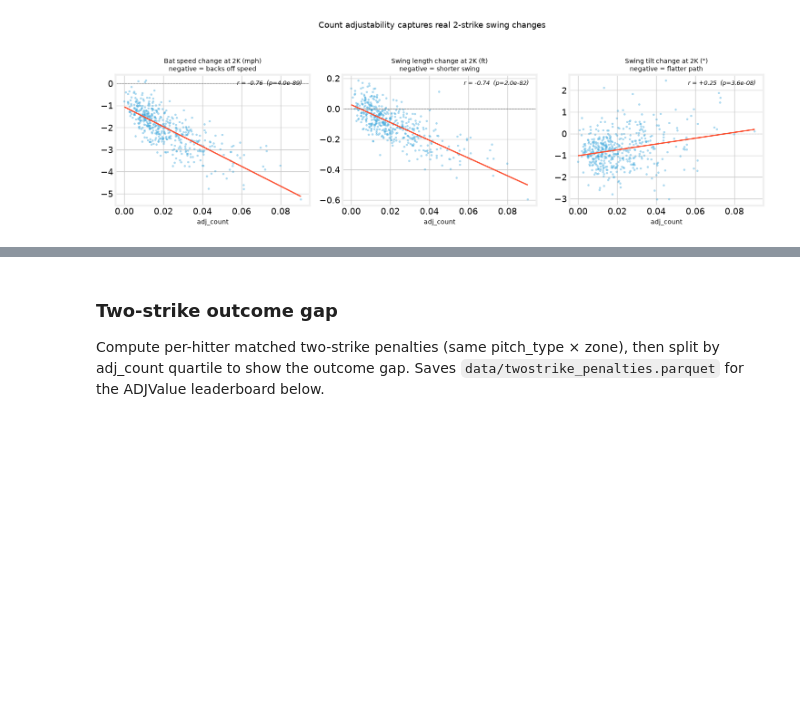
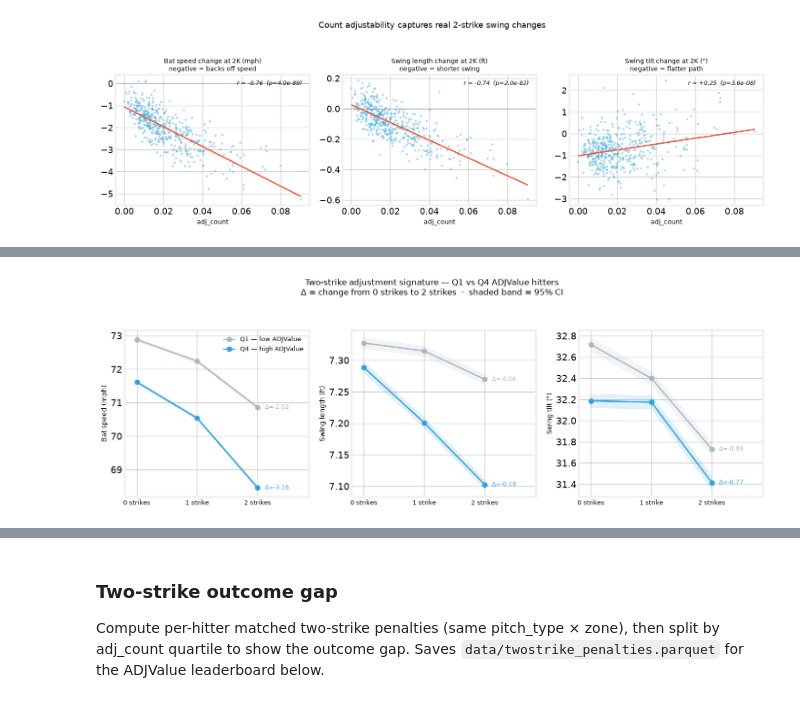
Before and after one commit to theoauyeung/swing_repetoire, a Jupyter notebook: src/adjustability_results.ipynb, the cells around one changed output, grey strips where cells are left out. Drawn from its saved outputs; the diff is of its cells as text; code cells hidden in the pictures; blank space fills up the shorter version.

```diff
--- a/src/adjustability_results.ipynb
+++ b/src/adjustability_results.ipynb
@@ -390,0 +391,90 @@ with plt.style.context(FT):
+# %%
+# Two-strike adjustment signature: mean dial values at 0/1/2 strikes for Q1 vs Q4 ADJValue hitters.
+# ADJValue = z-score composite of two-strike whiff + run value resilience (outcome, not mechanical metric).
+# Splitting by outcome answers: what do hitters who survive two-strike counts actually do differently?
+import sys, numpy as np, matplotlib.pyplot as plt
+sys.path.insert(0, str(ROOT / 'src'))
+import db
+
+con_sig = db.connect('swings')
+sig_df = con_sig.sql("""
+    SELECT batter_id, batter_stand, strikes,
+           bat_speed, swing_length, swing_path_tilt
+    FROM swings
+    WHERE game_year IN (2024, 2025)
+      AND bat_speed IS NOT NULL AND swing_length IS NOT NULL AND swing_path_tilt IS NOT NULL
+""").df()
+con_sig.close()
+
+# ADJValue: z-score composite of 2-strike whiff resilience + run value resilience
+pen = pd.read_parquet(DATA / 'twostrike_penalties.parquet',
+                      columns=['batter_id', 'batter_stand', 'two_strike_rv_delta', 'two_strike_whiff_delta'])
+rv_z    = (pen.two_strike_rv_delta    - pen.two_strike_rv_delta.mean())    / pen.two_strike_rv_delta.std()
+whiff_z = -((pen.two_strike_whiff_delta - pen.two_strike_whiff_delta.mean()) / pen.two_strike_whiff_delta.std())
+pen['adj_value'] = (rv_z + whiff_z) / 2
+q25_v, q75_v = pen['adj_value'].quantile([0.25, 0.75]).values
+pen['group'] = np.select(
+    [pen['adj_value'] <= q25_v, pen['adj_value'] >= q75_v],
+    ['Q1 (low ADJValue)', 'Q4 (high ADJValue)'],
+    default=None,
+)
+
+plot_df = sig_df.merge(pen[['batter_id', 'batter_stand', 'group']].dropna(), on=['batter_id', 'batter_stand'])
+n_q1 = (plot_df['group'] == 'Q1 (low ADJValue)').sum()
+n_q4 = (plot_df['group'] == 'Q4 (high ADJValue)').sum()
+print(f"Q1: {n_q1:,} swings  |  Q4: {n_q4:,} swings")
+
+DIALS_VIZ = [
+    ('bat_speed',       'Bat speed (mph)'),
+    ('swing_length',    'Swing length (ft)'),
+    ('swing_path_tilt', 'Swing tilt (°)'),
+]
+GROUPS   = ['Q1 (low ADJValue)', 'Q4 (high ADJValue)']
+GRP_COL  = {'Q1 (low ADJValue)': '#aab8c2', 'Q4 (high ADJValue)': '#30a2da'}
+GRP_NICE = {'Q1 (low ADJValue)': 'Q1 — low ADJValue', 'Q4 (high ADJValue)': 'Q4 — high ADJValue'}
+XTICKS   = [0, 1, 2]
+
+stats_cache = {}
+for group in GROUPS:
+    gdf = plot_df[plot_df['group'] == group]
+    for dial, _ in DIALS_VIZ:
+        means_, sems_ = [], []
+        for s in XTICKS:
+            v = gdf.loc[gdf['strikes'] == s, dial].dropna().to_numpy()
+            means_.append(v.mean())
+            sems_.append(v.std() / np.sqrt(len(v)))
+        stats_cache[(group, dial)] = (np.array(means_), np.array(sems_))
+
+with plt.style.context(FT):
+    fig, axes = plt.subplots(1, 3, figsize=(14, 5), sharey=False)
+    for ax, (dial, ylabel) in zip(axes, DIALS_VIZ):
+        for group in GROUPS:
+            m, se = stats_cache[(group, dial)]
+            col = GRP_COL[group]
+            ax.plot(XTICKS, m, 'o-', color=col, lw=2, ms=7, label=GRP_NICE[group], zorder=3)
+            ax.fill_between(XTICKS, m - 1.96 * se, m + 1.96 * se, color=col, alpha=0.15)
+            delta = m[2] - m[0]
+            ax.annotate(
+                f'Δ={delta:+.2f}', xy=(2, m[2]),
+                xytext=(2.12, m[2]), fontsize=8.5, color=col, va='center',
+            )
+        ax.set_xticks(XTICKS)
+        ax.set_xticklabels(['0 strikes', '1 strike', '2 strikes'], fontsize=9)
+        ax.set_ylabel(ylabel, fontsize=10)
+        ax.set_xlim(-0.2, 2.85)
+    axes[0].legend(fontsize=9, frameon=False, loc='best')
+    fig.suptitle(
+        'Two-strike adjustment signature — Q1 vs Q4 ADJValue hitters\n'
+        'Δ = change from 0 strikes to 2 strikes  ·  shaded band = 95% CI',
+        fontsize=12,
+    )
+    fig.tight_layout(rect=[0, 0, 1, 0.93])
+    fig.savefig(plot_path('adjustability_twostrike_signature.png'), dpi=130)
+    plt.show()
+
+print('\nQ1 vs Q4 ADJValue signature at 2 strikes:')
+for dial, ylabel in DIALS_VIZ:
+    q1_d = stats_cache[('Q1 (low ADJValue)', dial)][0][2] - stats_cache[('Q1 (low ADJValue)', dial)][0][0]
+    q4_d = stats_cache[('Q4 (high ADJValue)', dial)][0][2] - stats_cache[('Q4 (high ADJValue)', dial)][0][0]
+    print(f'  {ylabel:25s}  Q1 Δ={q1_d:+.3f}   Q4 Δ={q4_d:+.3f}   gap={q4_d - q1_d:+.3f}')
+# %% [output]
@@ -390,0 +482 @@ with plt.style.context(FT):
+[figure, added]
```
Also changed, not shown: parts of 13 cells of this notebook, 9 other files.
